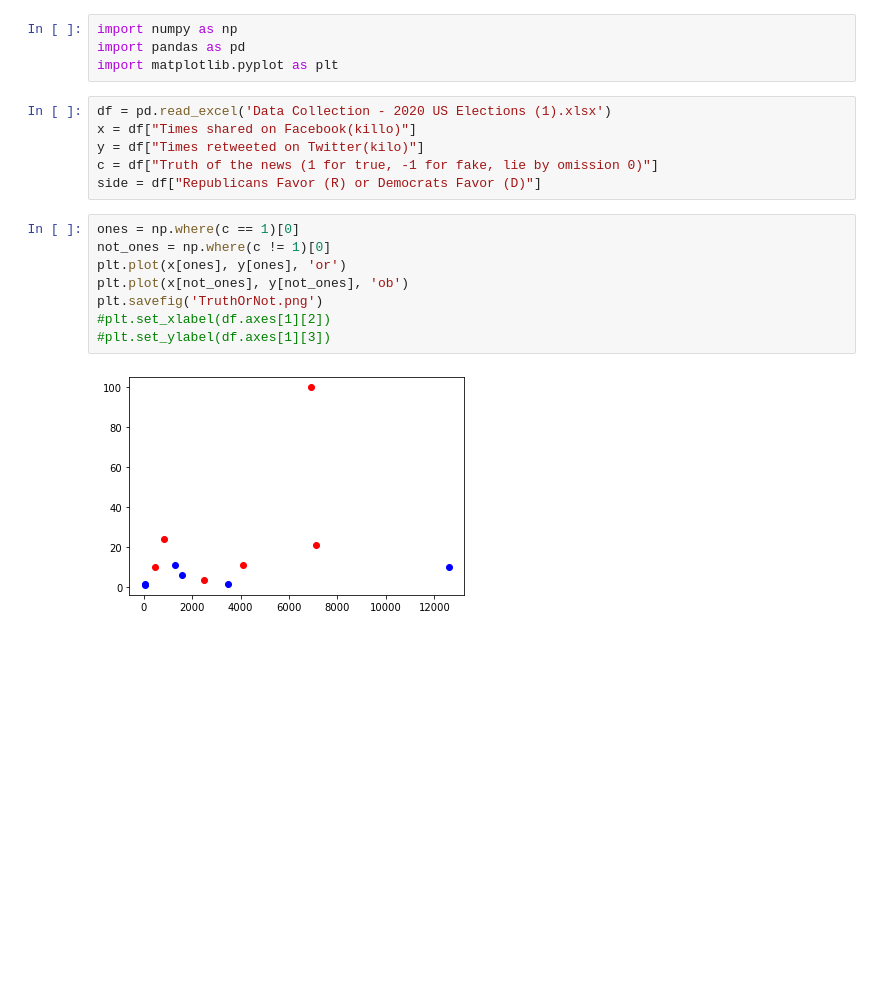
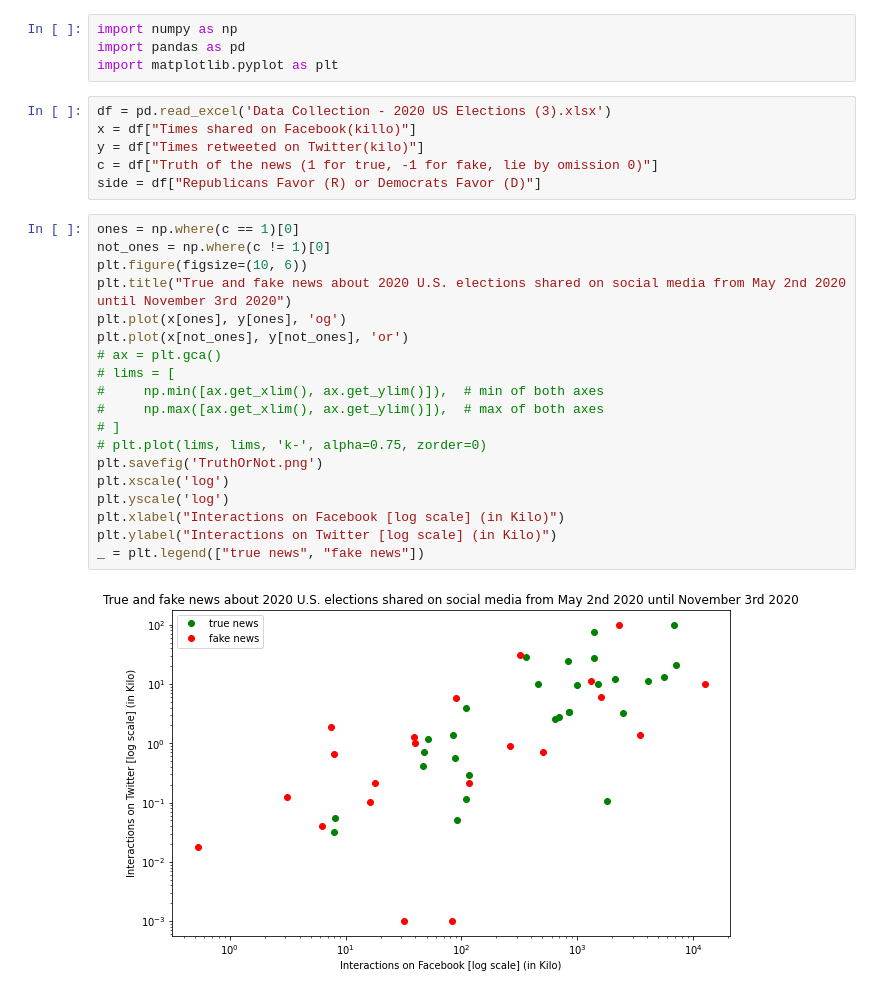
Before and after one commit to Bourhano/TelecomParis, a Jupyter notebook: Internet&Society/fake_news_propaganda.ipynb, the cells around one changed output. Drawn from its saved outputs; the diff is of its cells as text; blank space fills up the shorter version.

```diff
--- a/Internet&Society/fake_news_propaganda.ipynb
+++ b/Internet&Society/fake_news_propaganda.ipynb
@@ -3,21 +3,32 @@ import numpy as np
 import pandas as pd
 import matplotlib.pyplot as plt
 # %%
-df = pd.read_excel('Data Collection - 2020 US Elections (1).xlsx')
+df = pd.read_excel('Data Collection - 2020 US Elections (3).xlsx')
 x = df["Times shared on Facebook(killo)"]
 y = df["Times retweeted on Twitter(kilo)"]
 c = df["Truth of the news (1 for true, -1 for fake, lie by omission 0)"]
 side = df["Republicans Favor (R) or Democrats Favor (D)"]
-# %%
-ones = np.where(c == 1)[0]
-not_ones = np.where(c != 1)[0]
-plt.plot(x[ones], y[ones], 'or')
-plt.plot(x[not_ones], y[not_ones], 'ob')
-plt.savefig('TruthOrNot.png')
-#plt.set_xlabel(df.axes[1][2])
-#plt.set_ylabel(df.axes[1][3])
-# %% [output]
-[figure, removed]
+# %%
+ones = np.where(c == 1)[0]
+not_ones = np.where(c != 1)[0]
+plt.figure(figsize=(10, 6))
+plt.title("True and fake news about 2020 U.S. elections shared on social media from May 2nd 2020 until November 3rd 2020")
+plt.plot(x[ones], y[ones], 'og')
+plt.plot(x[not_ones], y[not_ones], 'or')
+# ax = plt.gca()
+# lims = [
+#     np.min([ax.get_xlim(), ax.get_ylim()]),  # min of both axes
+#     np.max([ax.get_xlim(), ax.get_ylim()]),  # max of both axes
+# ]
+# plt.plot(lims, lims, 'k-', alpha=0.75, zorder=0)
+plt.savefig('TruthOrNot.png')
+plt.xscale('log')
+plt.yscale('log')
+plt.xlabel("Interactions on Facebook [log scale] (in Kilo)")
+plt.ylabel("Interactions on Twitter [log scale] (in Kilo)")
+_ = plt.legend(["true news", "fake news"])
+# %% [output]
+[figure, added]
 # %%
 democrats = np.where(side == 'D')[0]
 republicans = np.where(side == 'R')[0]
```
Also changed, not shown: parts of 5 cells of this notebook, 2 other files.
